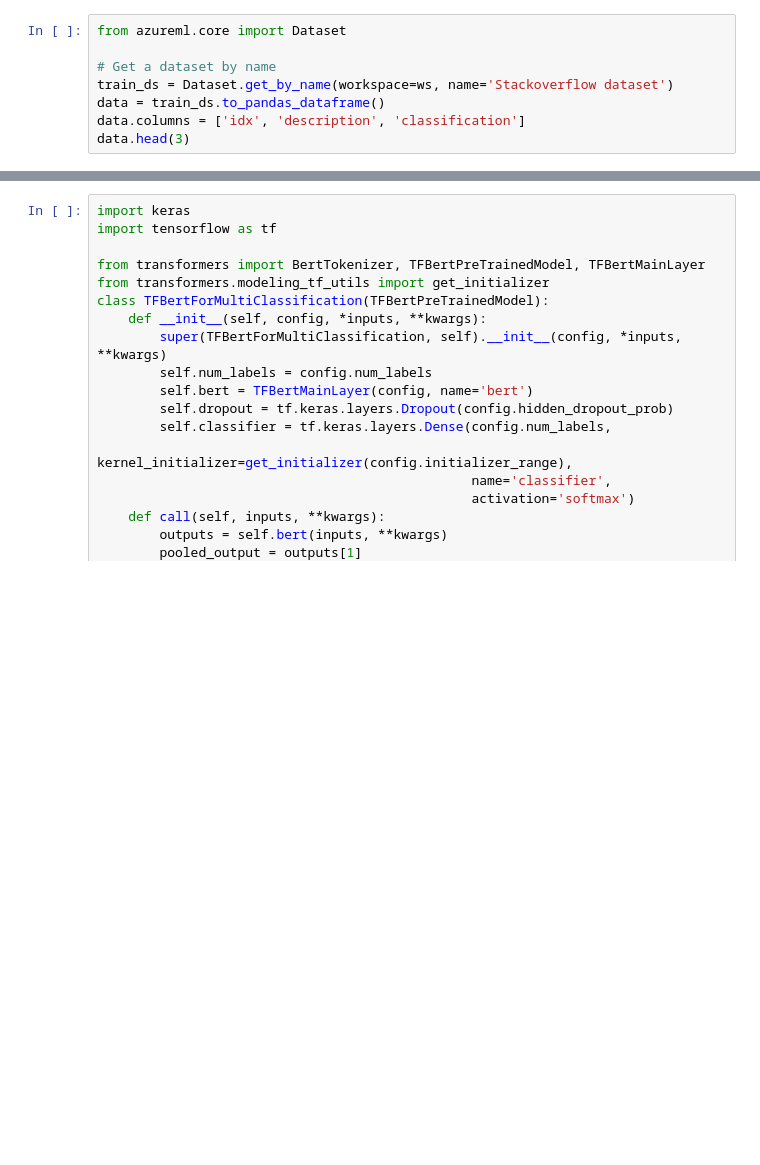
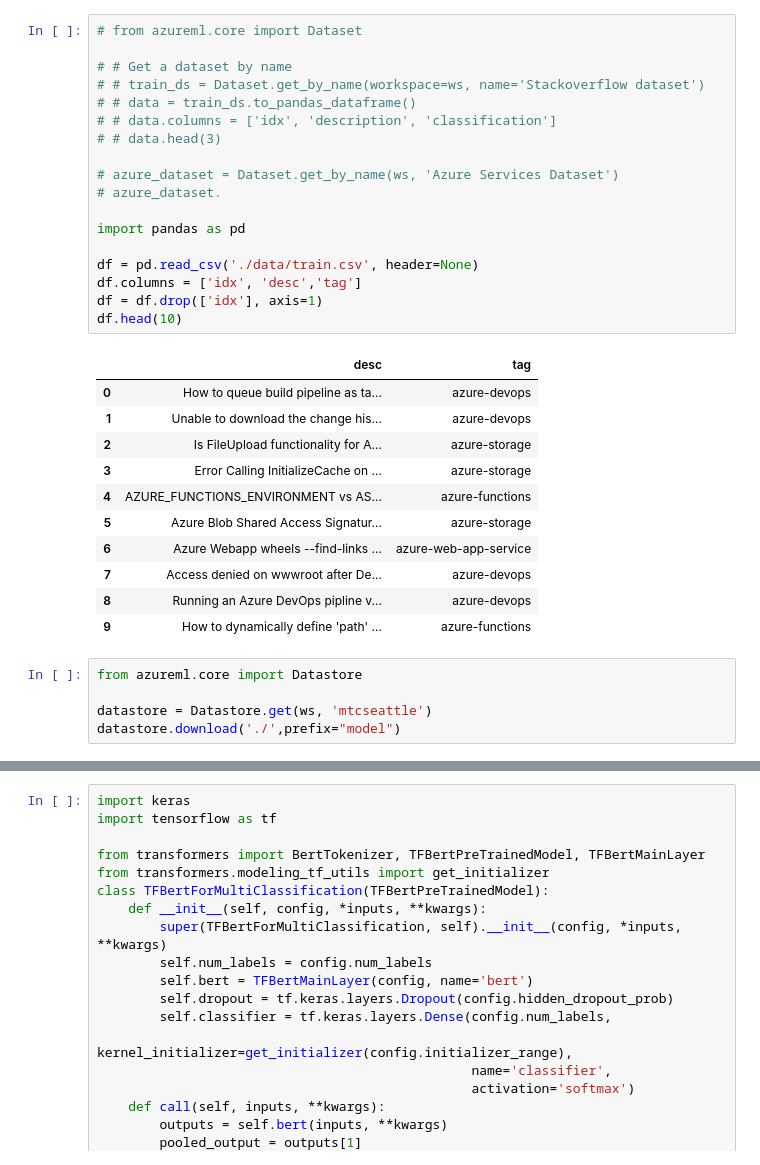
Before and after one commit to nswitanek/bert-stack-overflow, a Jupyter notebook: 4-Interpretibility/AzureServiceClassifier_Explain.ipynb, the cells around one changed output, grey strips where cells are left out. Cells and saved outputs as stored; diff of their text form; blank space fills up the shorter version.

```diff
--- a/4-Interpretibility/AzureServiceClassifier_Explain.ipynb
+++ b/4-Interpretibility/AzureServiceClassifier_Explain.ipynb
@@ -13,8 +22,35 @@ print('Workspace name: ' + ws.name,
 # %%
-from azureml.core import Dataset
+# from azureml.core import Dataset
 
-# Get a dataset by name
-train_ds = Dataset.get_by_name(workspace=ws, name='Stackoverflow dataset')
-data = train_ds.to_pandas_dataframe()
-data.columns = ['idx', 'description', 'classification']
-data.head(3)
+# # Get a dataset by name
+# # train_ds = Dataset.get_by_name(workspace=ws, name='Stackoverflow dataset')
+# # data = train_ds.to_pandas_dataframe()
+# # data.columns = ['idx', 'description', 'classification']
+# # data.head(3)
+
+# azure_dataset = Dataset.get_by_name(ws, 'Azure Services Dataset')
+# azure_dataset.
+
+import pandas as pd
+
+df = pd.read_csv('./data/train.csv', header=None)
+df.columns = ['idx', 'desc','tag']
+df = df.drop(['idx'], axis=1)
+df.head(10)
+# %% [output]
+|  | desc | tag |
+| 0 | How to queue build pipeline as ta... | azure-devops |
+| 1 | Unable to download the change his... | azure-devops |
+| 2 | Is FileUpload functionality for A... | azure-storage |
+| 3 | Error Calling InitializeCache on ... | azure-storage |
+| 4 | AZURE_FUNCTIONS_ENVIRONMENT vs AS... | azure-functions |
+| 5 | Azure Blob Shared Access Signatur... | azure-storage |
+| 6 | Azure Webapp wheels --find-links ... | azure-web-app-service |
+| 7 | Access denied on wwwroot after De... | azure-devops |
+| 8 | Running an Azure DevOps pipline v... | azure-devops |
+| 9 | How to dynamically define 'path' ... | azure-functions |
+# %%
+from azureml.core import Datastore
+
+datastore = Datastore.get(ws, 'mtcseattle')
+datastore.download('./',prefix="model")
```
Also changed, not shown: parts of 9 cells of this notebook, 18 other files.
